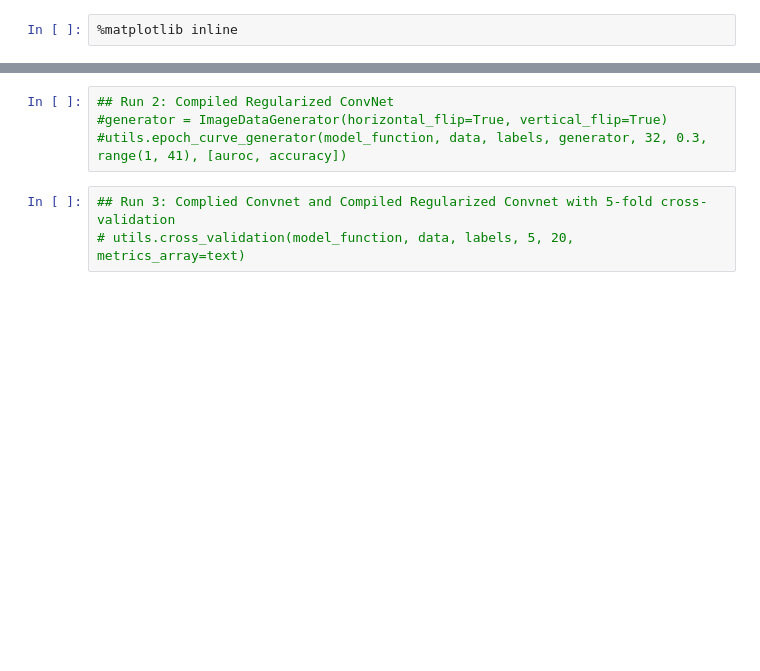
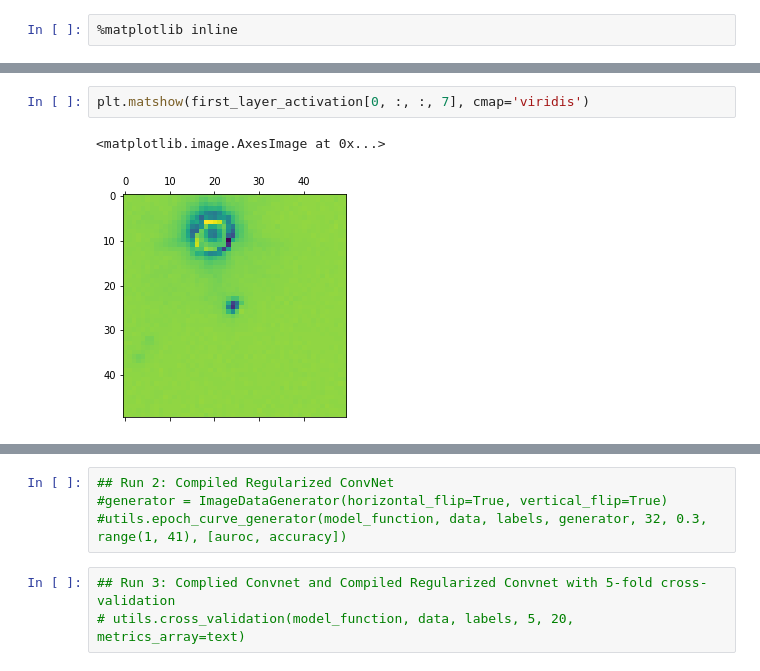
Before and after one commit to agoila/strong-lenses, a Jupyter notebook: Visualization.ipynb, the cells around one changed output, grey strips where cells are left out. Cells and saved outputs as stored; diff of their text form; blank space fills up the shorter version.

```diff
--- a/Visualization.ipynb
+++ b/Visualization.ipynb
@@ -66,0 +124,5 @@ KeyboardInterrupt:
+# %%
+plt.matshow(first_layer_activation[0, :, :, 7], cmap='viridis')
+# %% [output]
+<matplotlib.image.AxesImage at 0x...>
+[figure, added]
```
Also changed, not shown: parts of 32 cells of this notebook, 2 other files.
